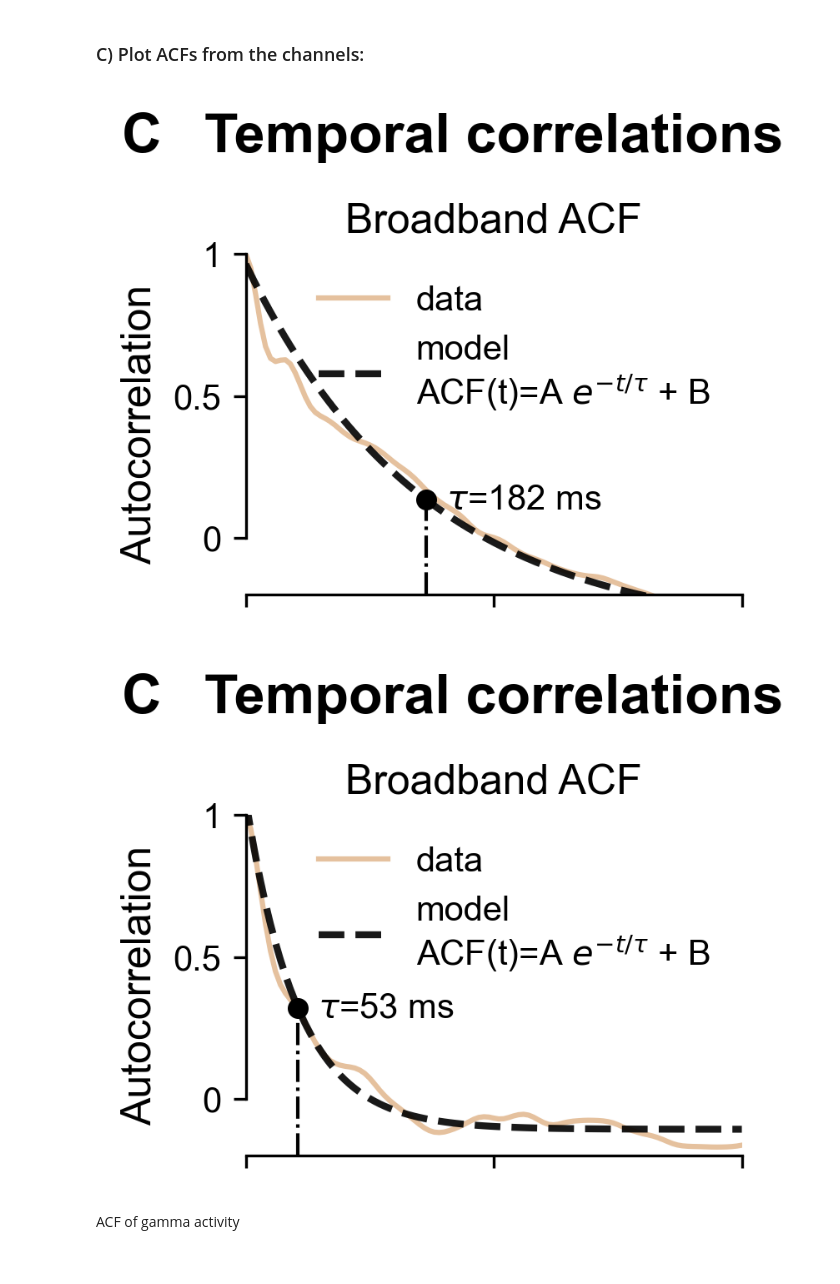
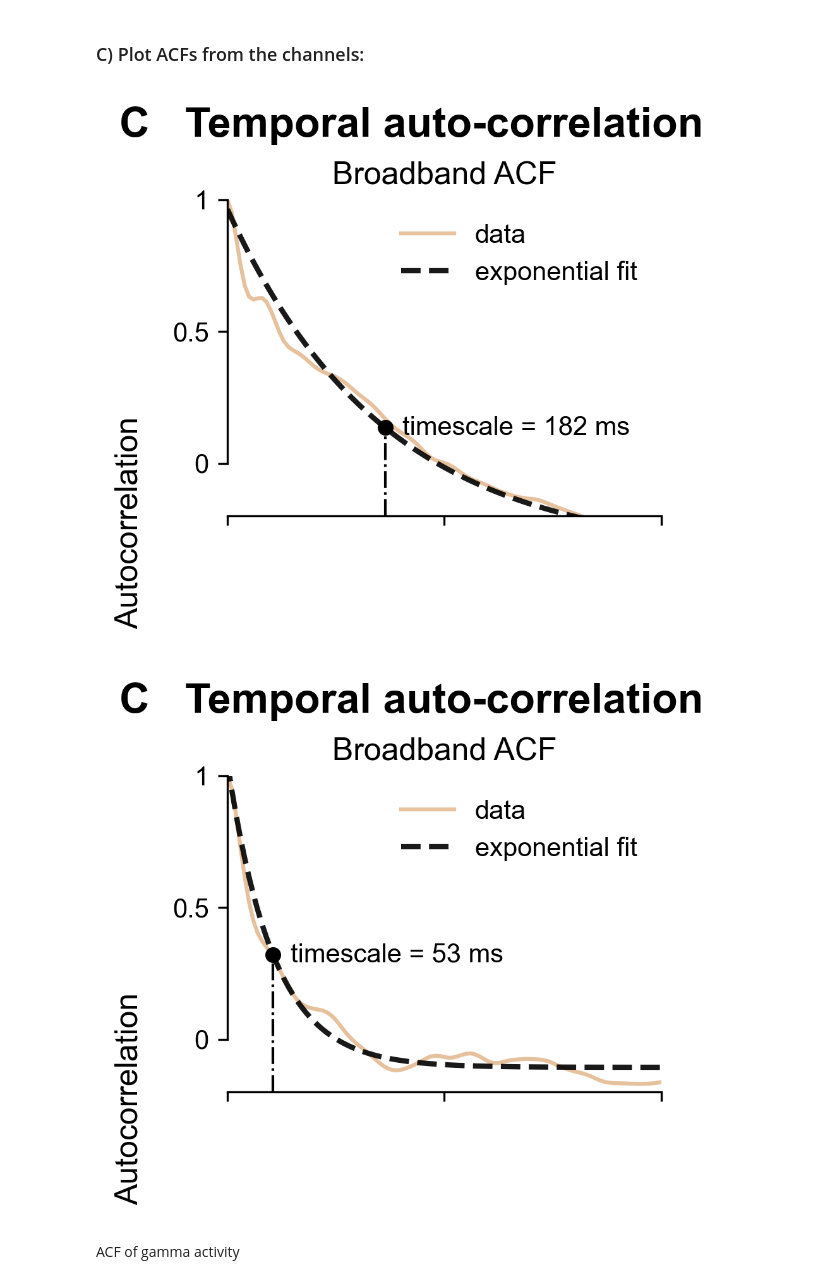
Before and after one commit to cusinatr/MNI-Analysis, a Jupyter notebook: Analysis/Figures/Fig_intro.ipynb, the cells around one changed output. Cells and saved outputs as stored; diff of their text form; code cells hidden in the pictures.

Commit message:
update figures

```diff
--- a/Analysis/Figures/Fig_intro.ipynb
+++ b/Analysis/Figures/Fig_intro.ipynb
@@ -301,7 +379,7 @@ plt.show()
 ### C) Plot ACFs from the channels:
 # %%
 # Figsize in cm
-figsize = (6.5, 4.5)
+figsize = (7.5, 5.5)
 
 for pat, chan, lobe in zip(pats, chans, lobes):
     pat_dir = tau_path.joinpath("Pats", str(pat).zfill(3))
@@ -345,7 +423,7 @@ for pat, chan, lobe in zip(pats, chans, lobes):
             ls="--",
             lw=2,
             alpha=0.9,
-            label="model\n" + r"ACF(t)=A $e^{-t/\tau}$ + B"
+            label="exponential fit"
         )
         ax.scatter(
             params[0] * 1000,
@@ -364,56 +442,44 @@ for pat, chan, lobe in zip(pats, chans, lobes):
             zorder=5
         )
         ax.annotate(
-            r"$\tau$=" + str(round(params[0] * 1000)) + " ms",
+            f"timescale = {params[0] * 1000:.0f} ms",
             (params[0] * 1000 + 20, params[1] * (1/np.e + params[2])),
             va="center",
             fontsize=plots.fsize.TEXT_SIZE
         )
-        # ax.annotate(
-        #     f"$\tau$={round(params[0] * 1000)} ms",
-        #     (params[0] * 1000 + 20, -0.15),
-        #     va="center",
-        #     fontsize=plots.fsize.TEXT_SIZE
-        # )
-        # title = " - ".join([str(pat), chan, lobe])
         plots._format_spines(ax, s_bounds={"left": (0, 1), "bottom": (0, 500)})
         ax.set_title(
             "Broadband ACF", fontsize=plots.fsize.TITLE_SIZE
         )
         ax.set_xlim(0, 500)
         ax.set_xticks(
             [0, 250, 500],
             labels=[""] * 3,
-            fontsize=0  #plots.fsize.TICK_SIZE
+            fontsize=0
         )
-        # ax.set_xlabel(
-        #     "Lag [ms]", fontsize=plots.fsize.LABEL_SIZE
-        # )
         ax.set_xlabel(
             "", fontsize=0
         )
         ax.set_ylim(-0.2, 1)
         ax.set_yticks(
             [0, 0.5, 1],
             labels=[0, 0.5, 1],
             fontsize=plots.fsize.TICK_SIZE
         )
-        ax.set_ylabel(
-            "Autocorrelation", fontsize=plots.fsize.LABEL_SIZE
-        )
+        plt.figtext(-0.05, -0.15, "Autocorrelation", size=plots.fsize.LABEL_SIZE, ha="center", rotation=90)
         plots._format_spines(ax)
     ax.legend(frameon=False, fontsize=plots.fsize.TEXT_SIZE)
 
     # Annotate panel
-    ax.text(-0.25, 1.3, "C", transform=ax.transAxes, size=16, weight='bold')
-    ax.text(0.5, 1.3, "Temporal correlations", transform=ax.transAxes, size=16, weight='bold', ha="center")
+    ax.text(-0.25, 1.2, "C", transform=ax.transAxes, size=16, weight='bold')
+    ax.text(0.5, 1.2, "Temporal auto-correlation", transform=ax.transAxes, size=16, weight='bold', ha="center")
 
     plots.save_figure(fig, fig_path.joinpath(f"ACF_{pat}_{chan}.svg"))
 
     plt.show()
 # %% [output]
-[figure, old version]
+[figure, new version]
-[figure, old version]
+[figure, new version]
 # %% [markdown]
 ACF of gamma activity
 # %%
```
Also changed, not shown: parts of 5 cells of this notebook, 5 other files.
